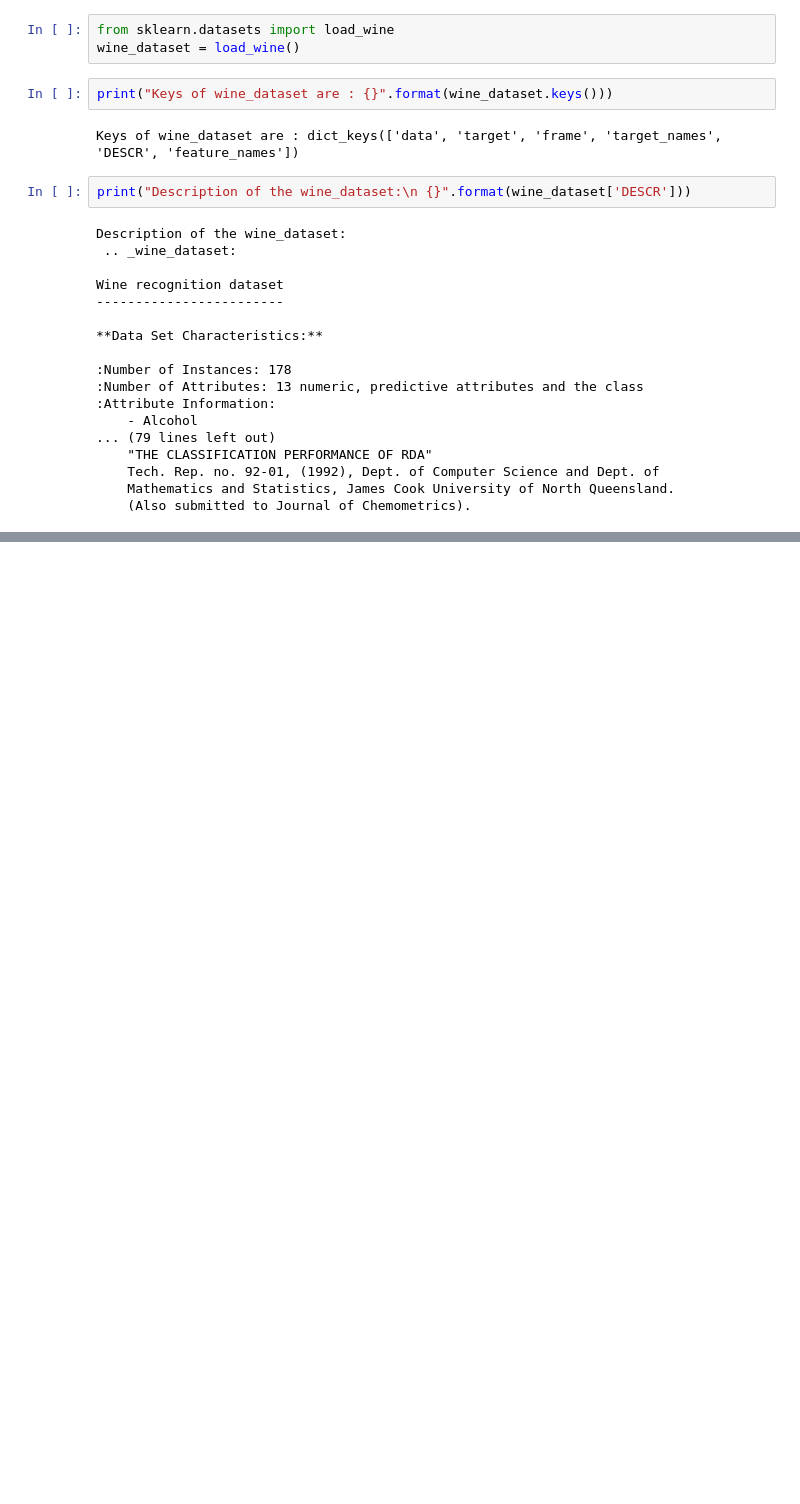
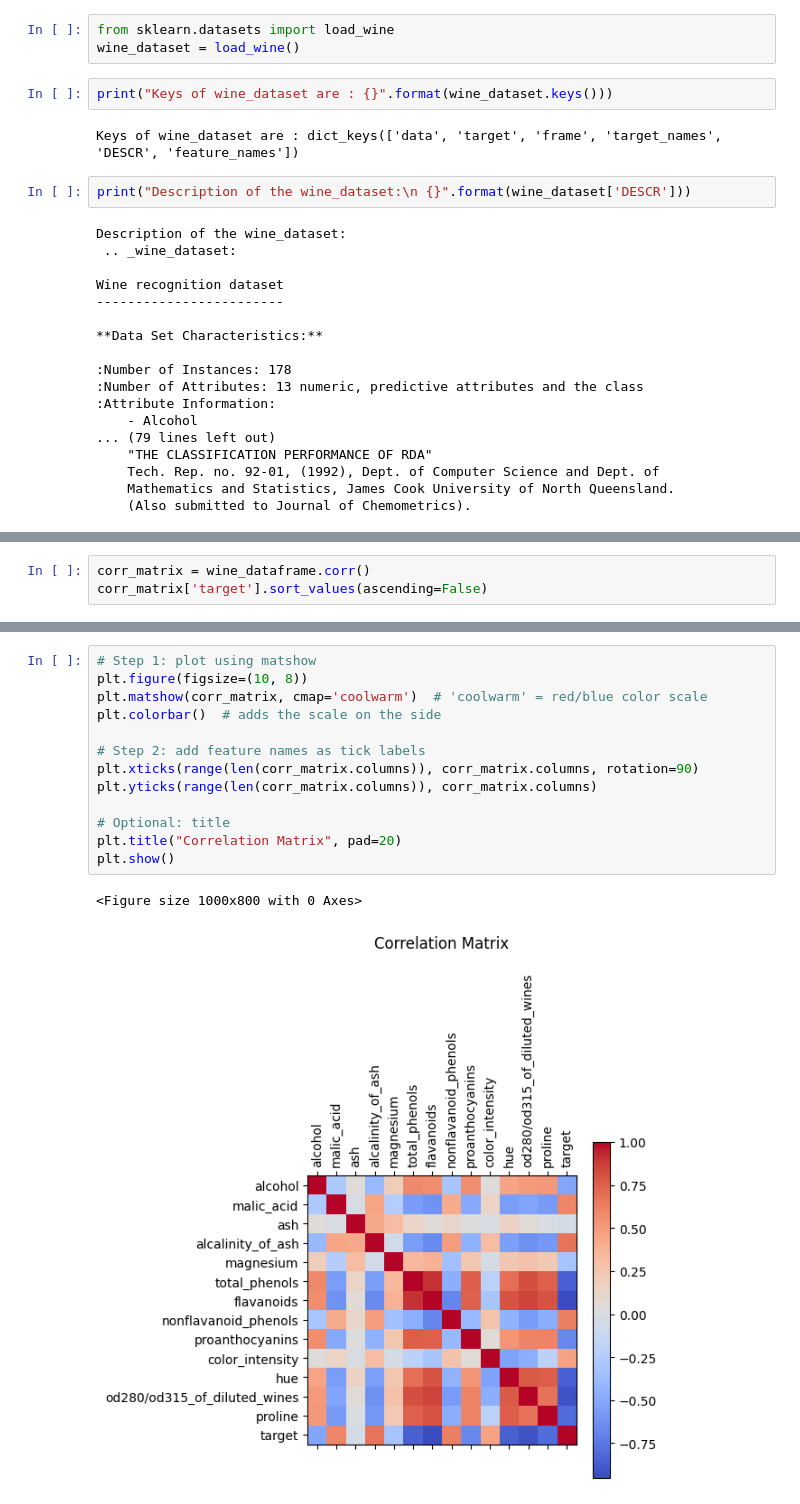
Before and after one commit to Mabouzain/MADS-MachineLearning-course, a Jupyter notebook: my-work/SWineDataset.ipynb, the cells around one changed output, grey strips where cells are left out. Cells and saved outputs as stored; diff of their text form; blank space fills up the shorter version.

```diff
--- a/my-work/SWineDataset.ipynb
+++ b/my-work/SWineDataset.ipynb
@@ -31,0 +113,3 @@ print("".fomrat())
+# %%
+corr_matrix = wine_dataframe.corr()
+corr_matrix['target'].sort_values(ascending=False)
@@ -31,0 +132,16 @@ print("".fomrat())
+# %%
+# Step 1: plot using matshow
+plt.figure(figsize=(10, 8))
+plt.matshow(corr_matrix, cmap='coolwarm')  # 'coolwarm' = red/blue color scale
+plt.colorbar()  # adds the scale on the side
+
+# Step 2: add feature names as tick labels
+plt.xticks(range(len(corr_matrix.columns)), corr_matrix.columns, rotation=90)
+plt.yticks(range(len(corr_matrix.columns)), corr_matrix.columns)
+
+# Optional: title
+plt.title("Correlation Matrix", pad=20)
+plt.show()
+# %% [output]
+<Figure size 1000x800 with 0 Axes>
+[figure, added]
```
Also changed, not shown: parts of 10 cells of this notebook, 5 other files.
